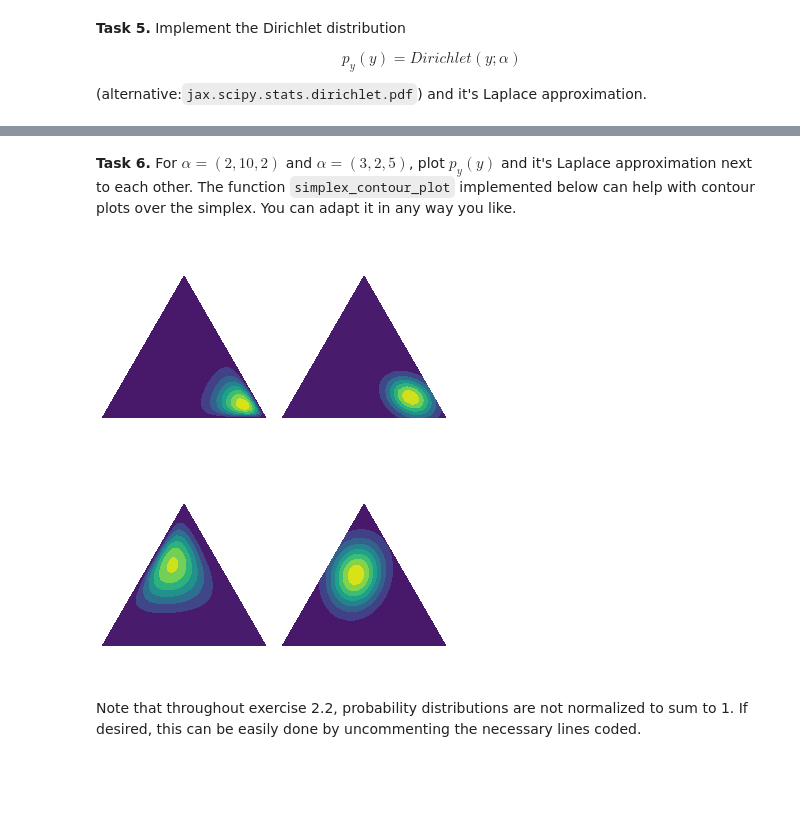
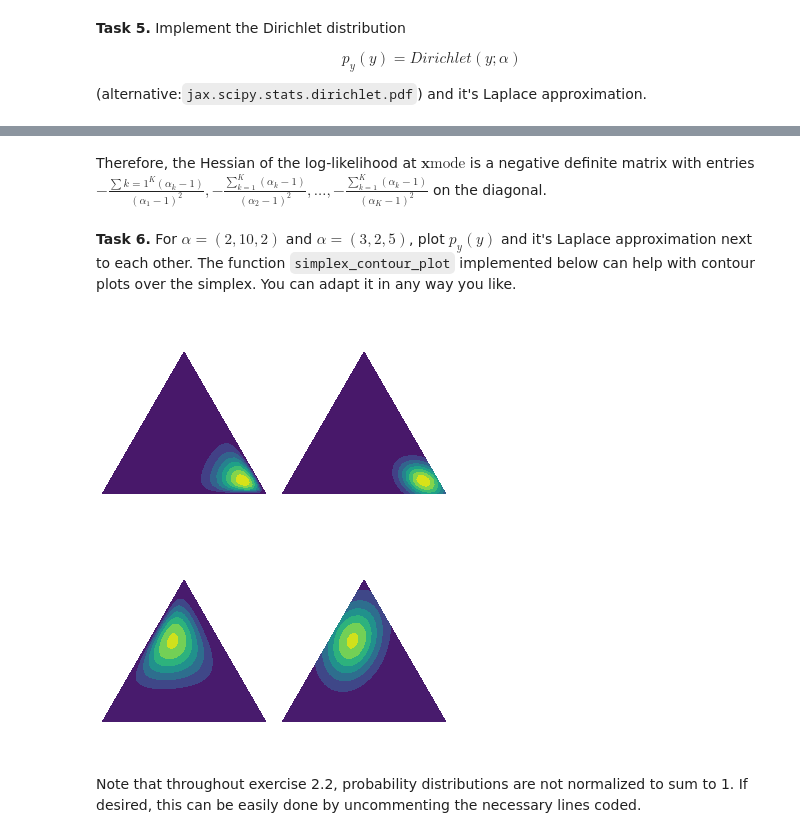
Before and after one commit to Bozcomlekci/PML, a Jupyter notebook: Ex02.ipynb, the cells around one changed output, grey strips where cells are left out. Saved outputs shown, nothing was run; the diff lists cells and outputs as text; code cells hidden in the pictures; blank space fills up the shorter version.

```diff
--- a/Ex02.ipynb
+++ b/Ex02.ipynb
@@ -451,4 +465,8 @@ $$ p_y(y) = Dirichlet(y; \alpha)$$
+# %% [markdown]
+Therefore, the Hessian of the log-likelihood at $\mathbf{x}{\text{mode}}$ is a negative definite matrix with entries $-\frac{\sum{k=1}^K (\alpha_k - 1)}{(\alpha_1 - 1)^2}, -\frac{\sum_{k=1}^K (\alpha_k - 1)}{(\alpha_2 - 1)^2}, \dots, -\frac{\sum_{k=1}^K (\alpha_k - 1)}{(\alpha_K - 1)^2}$ on the diagonal.
 # %%
+from scipy.special import digamma
+
 def p_y(y, alpha):
     """Dirichlet distribution p_y(y).
 
@@ -471,9 +489,10 @@ def laplace_y(alpha):
     Returns:
       A function with the same argument as p_y.
     """
-    # TODO
     #Laplace approximation for the Dirichlet distribution using the mean and covariance of the multivariate normal distribution
-    return lambda y: jax.scipy.stats.multivariate_normal.pdf(y, alpha/np.sum(alpha), np.diag(alpha/np.sum(alpha)**2))
+    mode = (alpha - 1) / jnp.sum(alpha - 1)
+    hessian = jnp.diag( (alpha - 1) / mode**2)
+    return lambda y: jnp.exp(jnp.log(p_y(mode, alpha)) - 0.5 * (y - mode) @ hessian @ (y - mode))
 # %% [markdown]
 **Task 6.**
 For $\alpha = (2, 10, 2)$ and $\alpha = (3, 2, 5)$, plot $p_y(y)$ and it's Laplace approximation next to each other. The function `simplex_contour_plot` implemented below can help with contour plots over the simplex. You can adapt it in any way you like.
@@ -501,36 +520,36 @@ def simplex_contour_plot(fun1, fun2):
 
     # The area of the triangle formed by point xy and another pair or points
     tri_area = lambda xy, pair: 0.5 * np.linalg.norm(np.cross(*(pair - xy)))
 
     # Convert cartesian to barycentric coordinates
     def xy2bc(xy, tol=1e-6):
         coords = np.array([tri_area(xy, p) for p in pairs]) / area
         return np.clip(coords, tol, 1.0 - tol)
 
     values1 = [fun1(xy2bc(xy)).item() for xy in zip(trimesh.x, trimesh.y)]
     values2 = [fun2(xy2bc(xy)).item() for xy in zip(trimesh.x, trimesh.y)]
 
     fig, axes = plt.subplots(nrows=1, ncols=2, figsize=(5, 3))
     axes[0].tricontourf(trimesh, values1)
     axes[1].tricontourf(trimesh, values2)
     axes[0].axis('equal')
     axes[1].axis('equal')
     axes[0].axis('off')
     axes[1].axis('off')
     plt.show()
 
 
 def func_p_y(alpha):
     return lambda y: p_y(y, alpha)
 
 # TODO: Plot
-alpha = np.array([2, 10, 2])
+alpha = jnp.array([2, 10, 2])
 simplex_contour_plot(func_p_y(alpha=alpha), laplace_y(alpha))
 
-alpha = np.array([3, 2, 5])
+alpha = jnp.array([3, 2, 5])
 simplex_contour_plot(func_p_y(alpha=alpha), laplace_y(alpha))
 # %% [output]
-[figure, old version]
+[figure, new version]
-[figure, old version]
+[figure, new version]
 # %% [markdown]
 Note that throughout exercise 2.2, probability distributions are not normalized to sum to 1. If desired, this can be easily done by uncommenting the necessary lines coded.
```
Also changed, not shown: parts of 1 cell of this notebook.
